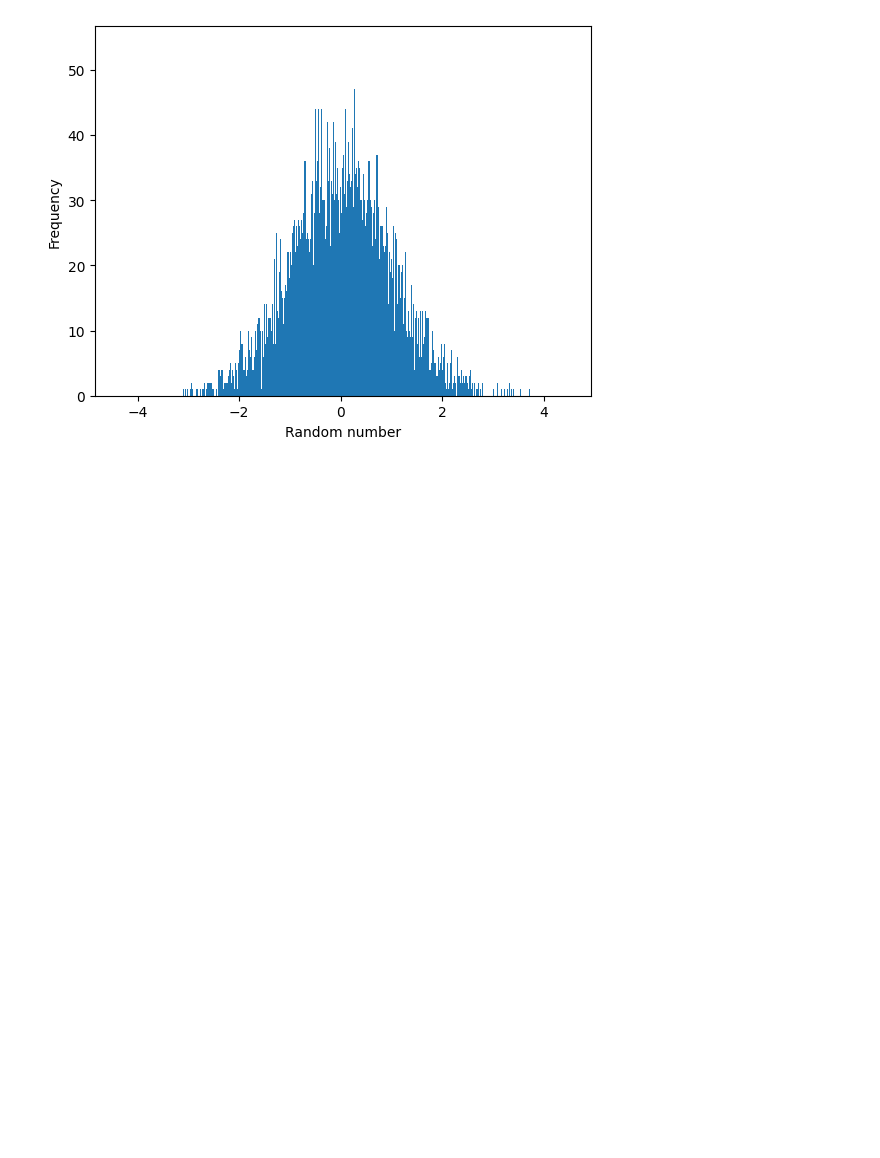
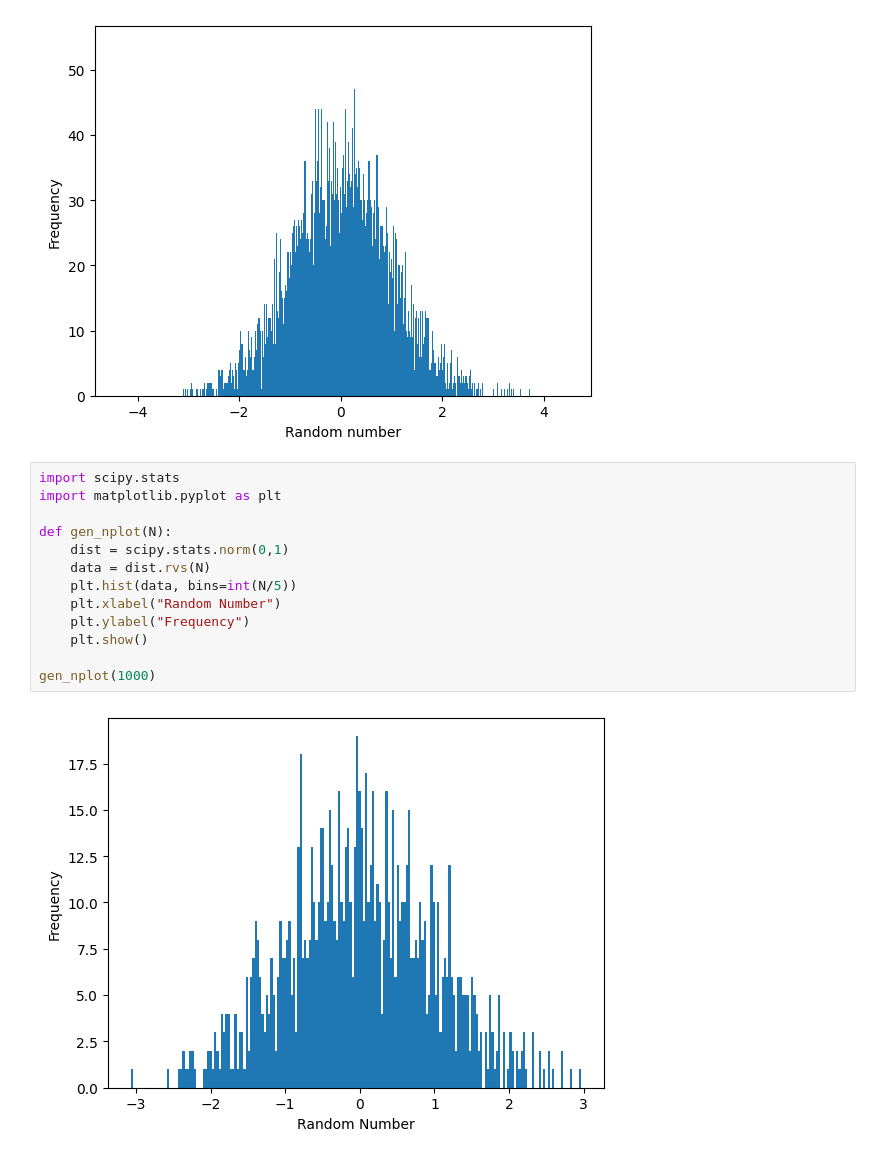
Before and after one commit to MonuSingh16/practice-coding-questions, a Jupyter notebook: interviewQuery/04-Normal-Distribution.ipynb, the cells around one changed output. Drawn from its saved outputs; the diff is of its cells as text; blank space fills up the shorter version.

```diff
--- a/interviewQuery/04-Normal-Distribution.ipynb
+++ b/interviewQuery/04-Normal-Distribution.ipynb
@@ -27,3 +27,18 @@ def gen_nplot(N):
 gen_nplot(100000)
 # %% [output]
 [figure]
+# %%
+import scipy.stats
+import matplotlib.pyplot as plt
+
+def gen_nplot(N):
+    dist = scipy.stats.norm(0,1)
+    data = dist.rvs(N)
+    plt.hist(data, bins=int(N/5))
+    plt.xlabel("Random Number")
+    plt.ylabel("Frequency")
+    plt.show()
+
+gen_nplot(1000)
+# %% [output]
+[figure, added]
```
Also changed, not shown: 1 other file.
